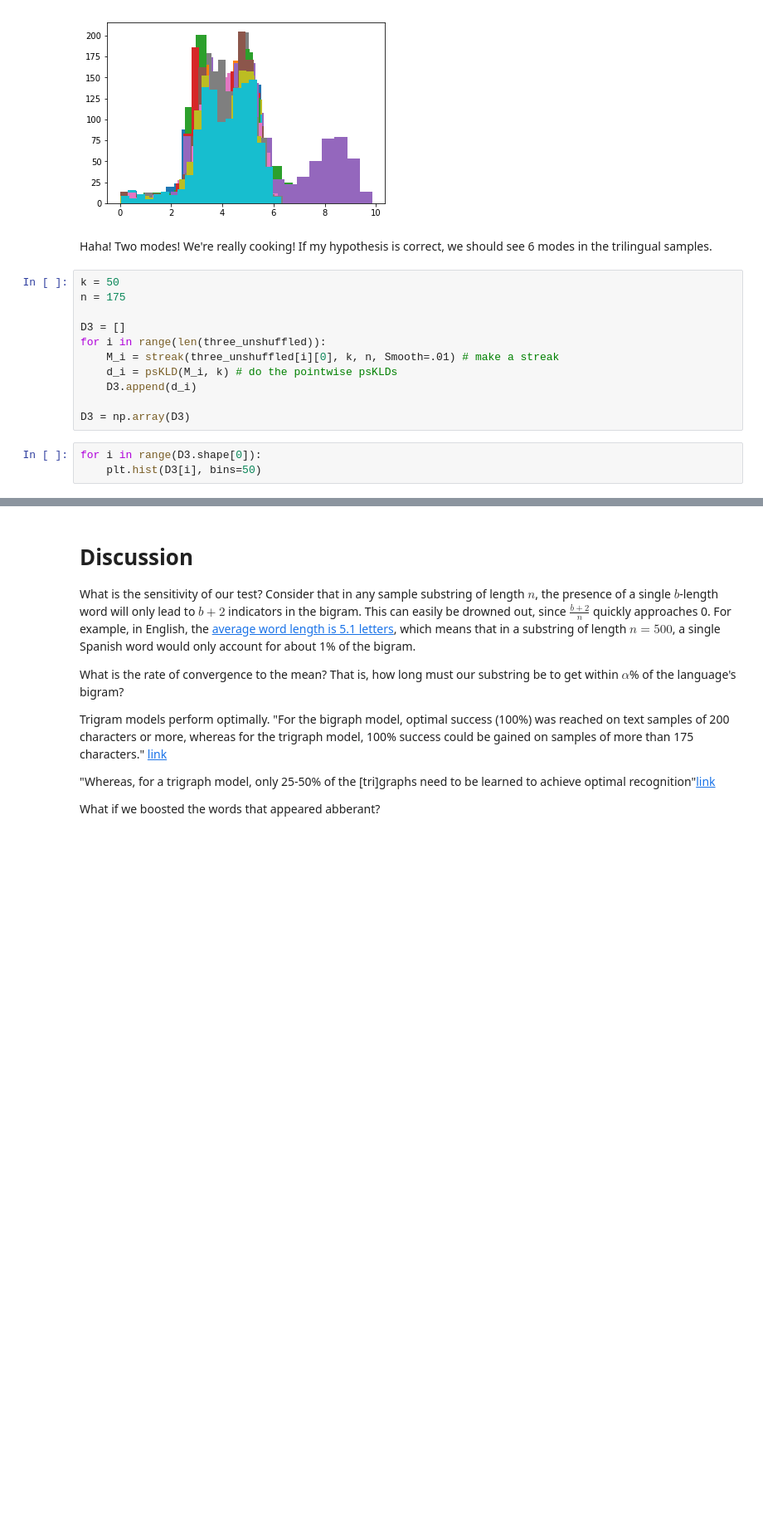
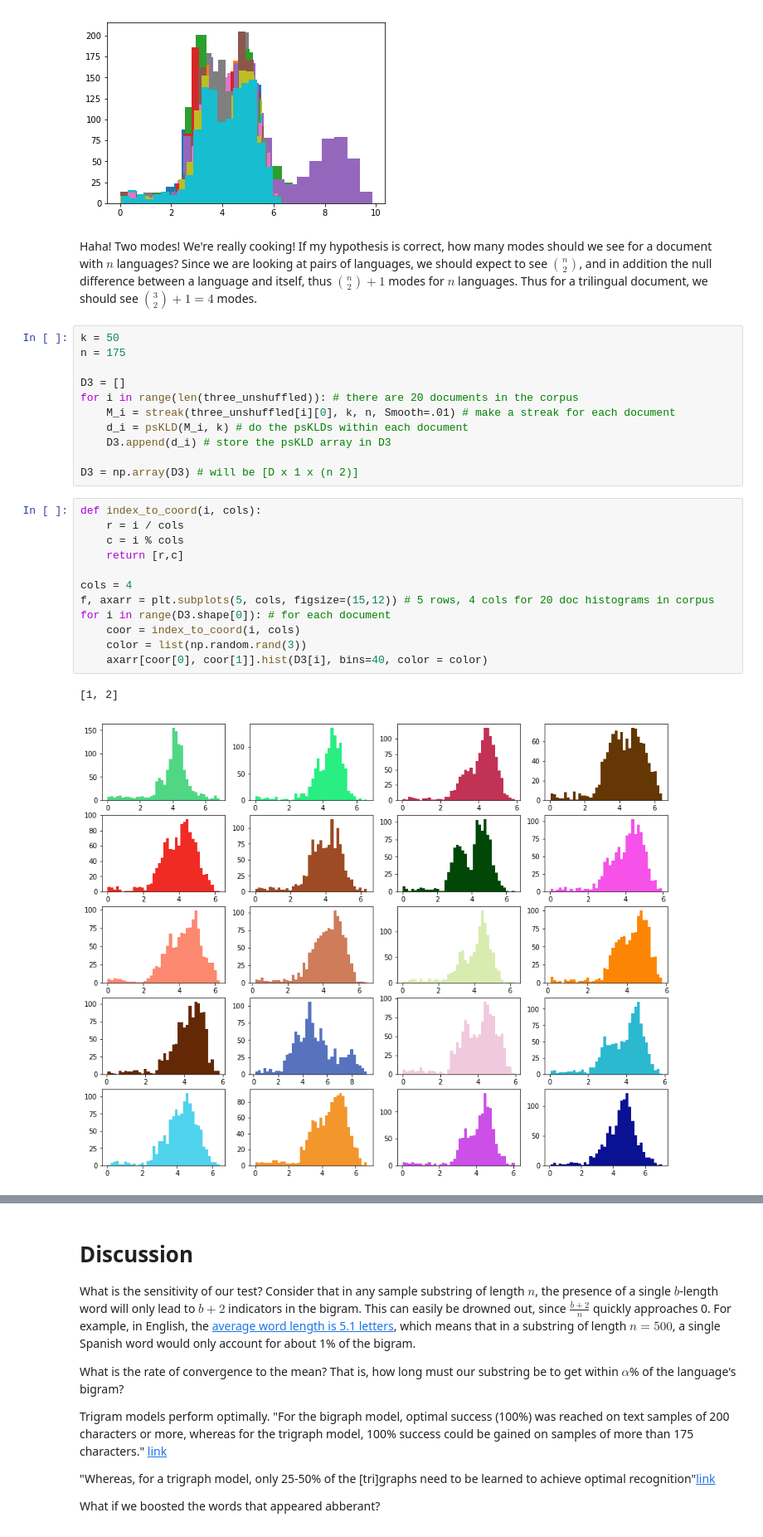
Before and after one commit to bkitano/voynich, a Jupyter notebook: Voynich Language Analysis.ipynb, the cells around one changed output, grey strips where cells are left out. Shown: that part at 83% size. Drawn from its saved outputs; the diff is of its cells as text; blank space fills up the shorter version.

Commit message:
histograms for documents

```diff
--- a/Voynich Language Analysis.ipynb
+++ b/Voynich Language Analysis.ipynb
@@ -834,19 +834,31 @@ for i in range(D2.shape[0]):
     plt.hist(D2[i], bins=20)
 # %% [output]
 [figure]
-# %% [markdown]
-Haha! Two modes! We're really cooking! If my hypothesis is correct, we should see 6 modes in the trilingual samples.
+# %% [markdown]
+Haha! Two modes! We're really cooking! If my hypothesis is correct, how many modes should we see for a document with $n$ languages? Since we are looking at pairs of languages, we should expect to see $\binom{n}{2}$, and in addition the null difference between a language and itself, thus $\binom{n}{2}+1$ modes for $n$ languages. Thus for a trilingual document, we should see $\binom{3}{2} + 1 = 4$ modes.
 # %%
 k = 50
 n = 175
 
 D3 = []
-for i in range(len(three_unshuffled)):
-    M_i = streak(three_unshuffled[i][0], k, n, Smooth=.01) # make a streak
-    d_i = psKLD(M_i, k) # do the pointwise psKLDs
-    D3.append(d_i)
+for i in range(len(three_unshuffled)): # there are 20 documents in the corpus
+    M_i = streak(three_unshuffled[i][0], k, n, Smooth=.01) # make a streak for each document
+    d_i = psKLD(M_i, k) # do the psKLDs within each document
+    D3.append(d_i) # store the psKLD array in D3
 
-D3 = np.array(D3)
+D3 = np.array(D3) # will be [D x 1 x (n 2)]
-# %%
-for i in range(D3.shape[0]):
-    plt.hist(D3[i], bins=50)
+# %%
+def index_to_coord(i, cols):
+    r = i / cols
+    c = i % cols
+    return [r,c]
+
+cols = 4
+f, axarr = plt.subplots(5, cols, figsize=(15,12)) # 5 rows, 4 cols for 20 doc histograms in corpus
+for i in range(D3.shape[0]): # for each document
+    coor = index_to_coord(i, cols)
+    color = list(np.random.rand(3))
+    axarr[coor[0], coor[1]].hist(D3[i], bins=40, color = color)
+# %% [output]
+[1, 2]
+[figure, added]
```
Also changed, not shown: parts of 4 cells of this notebook.
